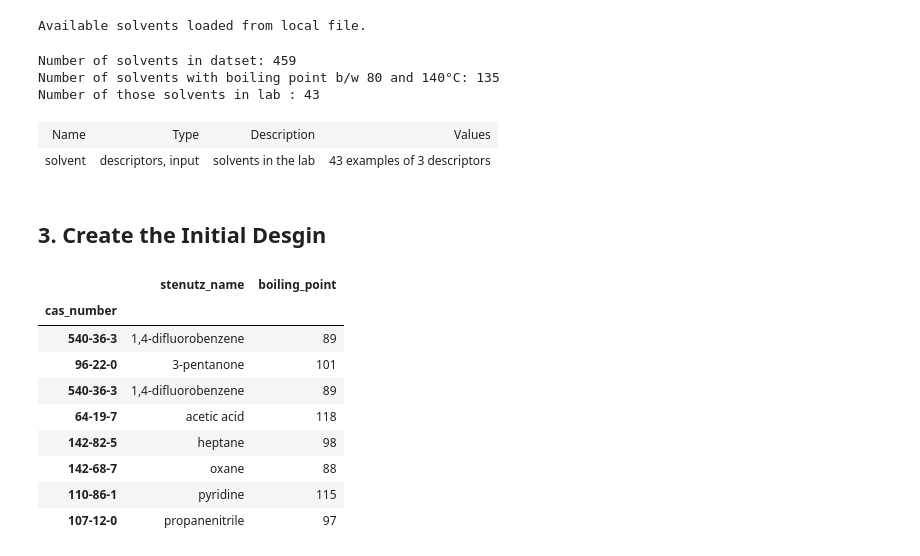
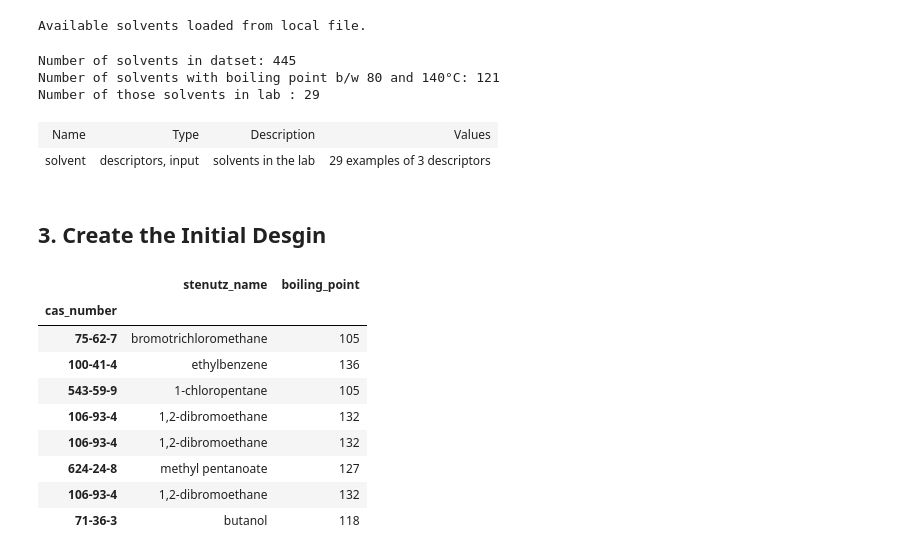
Before and after one commit to sustainable-processes/summit, a Jupyter notebook: case_studies/borrowing_hydrogen/initial_design.ipynb, the cells around one changed output. Saved outputs shown, nothing was run; the diff lists cells and outputs as text; code cells hidden in the pictures.

```diff
--- a/case_studies/borrowing_hydrogen/initial_design.ipynb
+++ b/case_studies/borrowing_hydrogen/initial_design.ipynb
@@ -59,3 +81,8 @@ solvent_ds_full = solvent_ds.join(solubilities)
+# %%
+solvent_ds_full = solvent_ds.join(solubilities)
+to_remove=['78-87-5', '109-86-4', '110-71-4', '64-19-7', '108-24-7', '123-91-1', '79-24-3', '75-52-5', '142-68-7',
+           '107-12-0', '108-10-1', '107-87-9', '75-05-8', '67-63-0']
+solvent_ds_full = solvent_ds_full.drop(to_remove, axis=0, inplace=False)
 # %%
 #Calculate principal components
 solvent_select = solvent_ds_full[(solvent_ds_full['boiling_point']>80) &
@@ -108,9 +135,9 @@ print(f"Number of solvents in datset: {solvent_ds_full.shape[0]}")
 print(f"Number of solvents with boiling point b/w 80 and 140°C: {solvent_ds_practical.shape[0]}")
 print(f"Number of those solvents in lab : {solvent_ds_lab.shape[0]}")
 # %% [output]
-Number of solvents in datset: 459
-Number of solvents with boiling point b/w 80 and 140°C: 135
-Number of those solvents in lab : 43
+Number of solvents in datset: 445
+Number of solvents with boiling point b/w 80 and 140°C: 121
+Number of those solvents in lab : 29
 # %%
 domain_lab = Domain()
 domain_lab += DescriptorsVariable('solvent',
@@ -119,25 +146,25 @@ domain_lab += DescriptorsVariable('solvent',
 domain_lab
 # %% [output]
 | Name | Type | Description | Values |
-| solvent | descriptors, input | solvents in the lab | 43 examples of 3 descriptors |
+| solvent | descriptors, input | solvents in the lab | 29 examples of 3 descriptors |
 # %% [markdown]
 ## 3. Create the Initial Desgin
 # %%
-rs = np.random.RandomState(30) #seed the random number generator for a deterministic result
+rs = np.random.RandomState(40) #seed the random number generator for a deterministic result
 lhs = LatinDesigner(domain_lab, rs)
 design_lab = lhs.generate_experiments(8, unique=True, criterion='maximin')
 lab_indices = design_lab.get_indices()
 final_selection = solvent_ds_lab.iloc[lab_indices[:, 0], :][solvent_ds_lab.metadata_columns]
 final_selection.to_csv('outputs/initial_design.csv')
 final_selection[['stenutz_name', 'boiling_point']]
 # %% [output]
 |  | stenutz_name | boiling_point |
 | cas_number |  |  |
-| 540-36-3 | 1,4-difluorobenzene | 89 |
-| 96-22-0 | 3-pentanone | 101 |
-| 540-36-3 | 1,4-difluorobenzene | 89 |
-| 64-19-7 | acetic acid | 118 |
-| 142-82-5 | heptane | 98 |
-| 142-68-7 | oxane | 88 |
-| 110-86-1 | pyridine | 115 |
-| 107-12-0 | propanenitrile | 97 |
+| 75-62-7 | bromotrichloromethane | 105 |
+| 100-41-4 | ethylbenzene | 136 |
+| 543-59-9 | 1-chloropentane | 105 |
+| 106-93-4 | 1,2-dibromoethane | 132 |
+| 106-93-4 | 1,2-dibromoethane | 132 |
+| 624-24-8 | methyl pentanoate | 127 |
+| 106-93-4 | 1,2-dibromoethane | 132 |
+| 71-36-3 | butanol | 118 |
```
Also changed, not shown: parts of 10 cells of this notebook, 10 other files.
